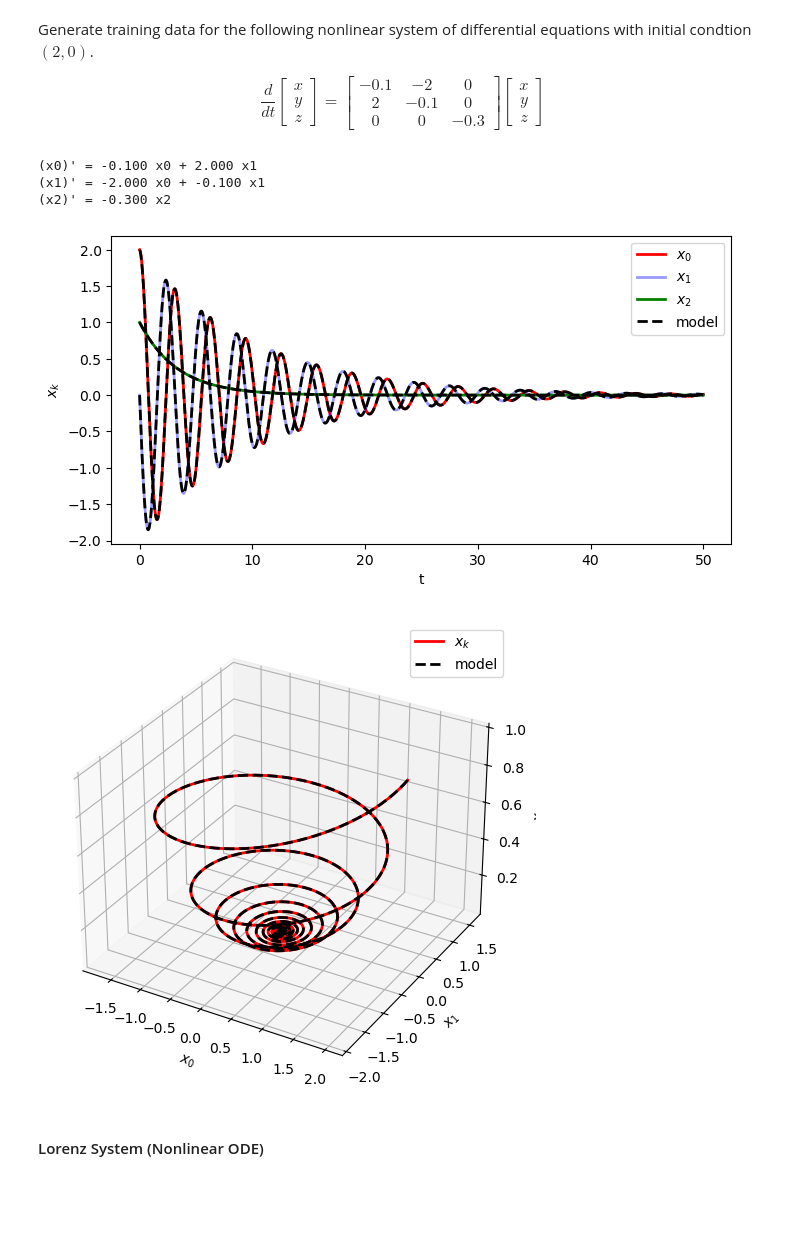
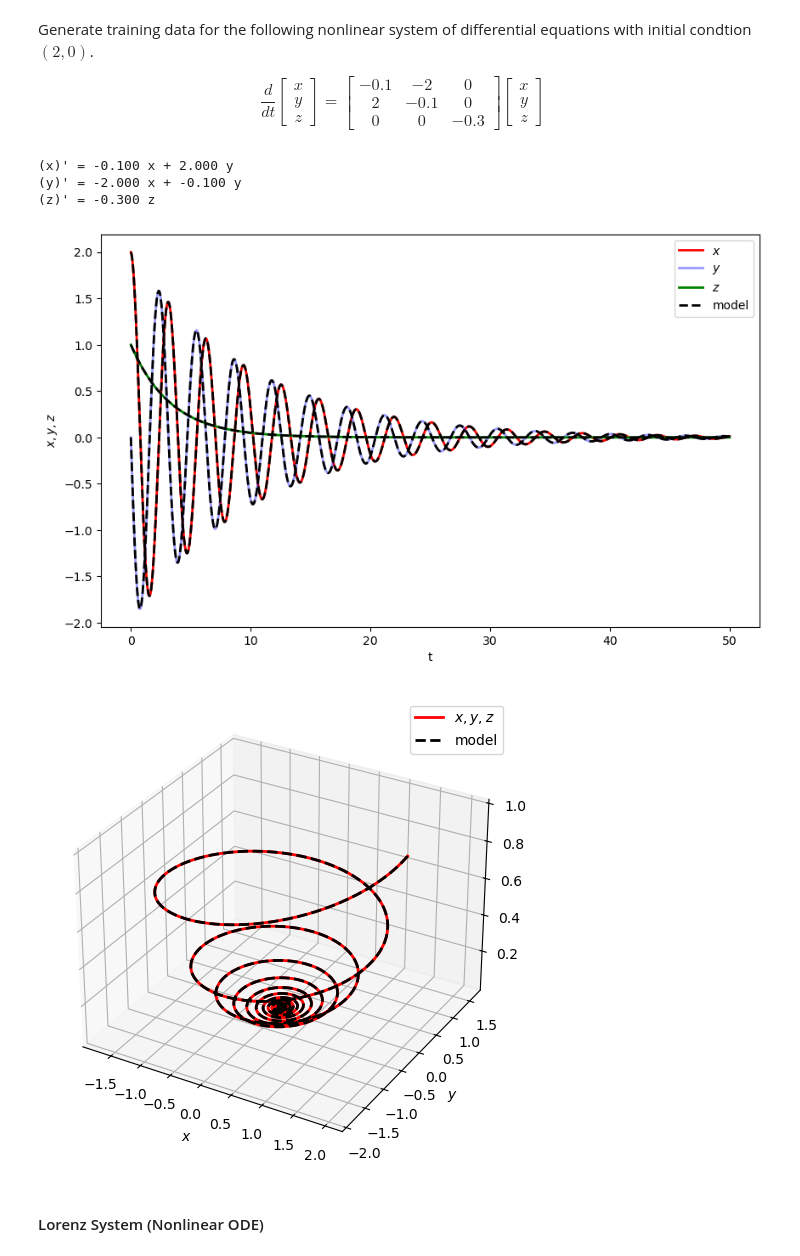
Before and after one commit to eabogle/SINDy_Sandbox, a Jupyter notebook: PaperExamples.ipynb, the cells around one changed output. Cells and saved outputs as stored; diff of their text form; code cells hidden in the pictures; blank space fills up the shorter version.

```diff
--- a/PaperExamples.ipynb
+++ b/PaperExamples.ipynb
@@ -163,45 +196,49 @@ x_train = solve_ivp(linear_3D, t_train_span,
 
 poly_order = 5
 threshold = 0.01
+feat_names = ['x','y','z']
 
 model = ps.SINDy(
     optimizer=ps.STLSQ(threshold=threshold),
-    feature_library=ps.PolynomialLibrary(degree=poly_order)
+    feature_library=ps.PolynomialLibrary(degree=poly_order),
+    feature_names = feat_names
 )
 model.fit(x_train, t=dt)
 model.print()
 # %% [output]
-(x0)' = -0.100 x0 + 2.000 x1
-(x1)' = -2.000 x0 + -0.100 x1
-(x2)' = -0.300 x2
+(x)' = -0.100 x + 2.000 y
+(y)' = -2.000 x + -0.100 y
+(z)' = -0.300 z
 # %%
 # Simulate and plot the results
 
 x_sim = model.simulate(x0_train, t_train)
 plot_kws = dict(linewidth=2)
 
-fig = plt.figure(figsize=(8, 4))
-plt.plot(t_train, x_train[:, 0], "r", label="$x_0$", **plot_kws)
-plt.plot(t_train, x_train[:, 1], "b", label="$x_1$", alpha=0.4, **plot_kws)
-plt.plot(t_train, x_train[:, 2], "g", label="$x_2$", **plot_kws)
+fig = plt.figure(figsize=(10, 6))
+plt.plot(t_train, x_train[:, 0], "r", label="$x$", **plot_kws)
+plt.plot(t_train, x_train[:, 1], "b", label="$y$", alpha=0.4, **plot_kws)
+plt.plot(t_train, x_train[:, 2], "g", label="$z$", **plot_kws)
 plt.plot(t_train, x_sim[:, 0], "k--", label="model", **plot_kws)
 plt.plot(t_train, x_sim[:, 1], "k--", **plot_kws)
 plt.plot(t_train, x_sim[:, 2], "k--", **plot_kws)
 plt.legend()
 plt.xlabel("t")
-plt.ylabel("$x_k$")
+plt.ylabel("$x,y,z$")
 fig.show()
+plt.savefig('threedlin1.png')
 
 fig = plt.figure(figsize=(6, 6))
 ax = fig.add_subplot(111, projection="3d")
-ax.plot(x_train[:, 0], x_train[:, 1], x_train[:, 2], "r", label="$x_k$", **plot_kws)
+ax.plot(x_train[:, 0], x_train[:, 1], x_train[:, 2], "r", label="$x,y,z$", **plot_kws)
 ax.plot(x_sim[:, 0], x_sim[:, 1], x_sim[:, 2], "k--", label="model", **plot_kws)
-ax.set(xlabel="$x_0$", ylabel="$x_1$", zlabel="$x_2$")
+ax.set(xlabel="$x$", ylabel="$y$", zlabel="$z$")
 ax.legend()
 fig.show()
+plt.savefig('threedlin2.png')
 # %% [output]
-[figure, old version]
+[figure, new version]
-[figure, old version]
+[figure, new version]
 # %% [markdown]
 #### Lorenz System (Nonlinear ODE)
 # %% [markdown]
```
Also changed, not shown: parts of 11 cells of this notebook, 8 other files.
